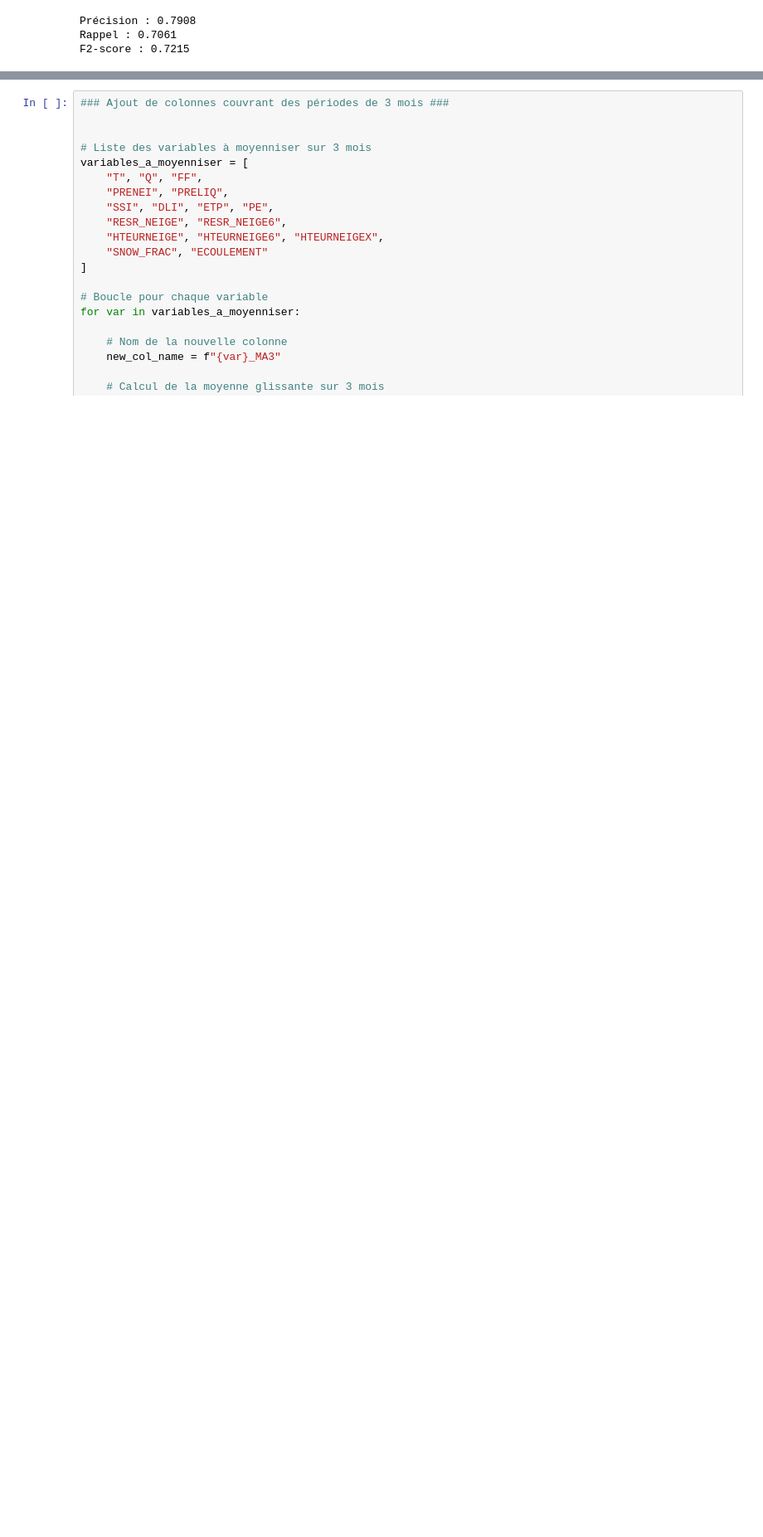
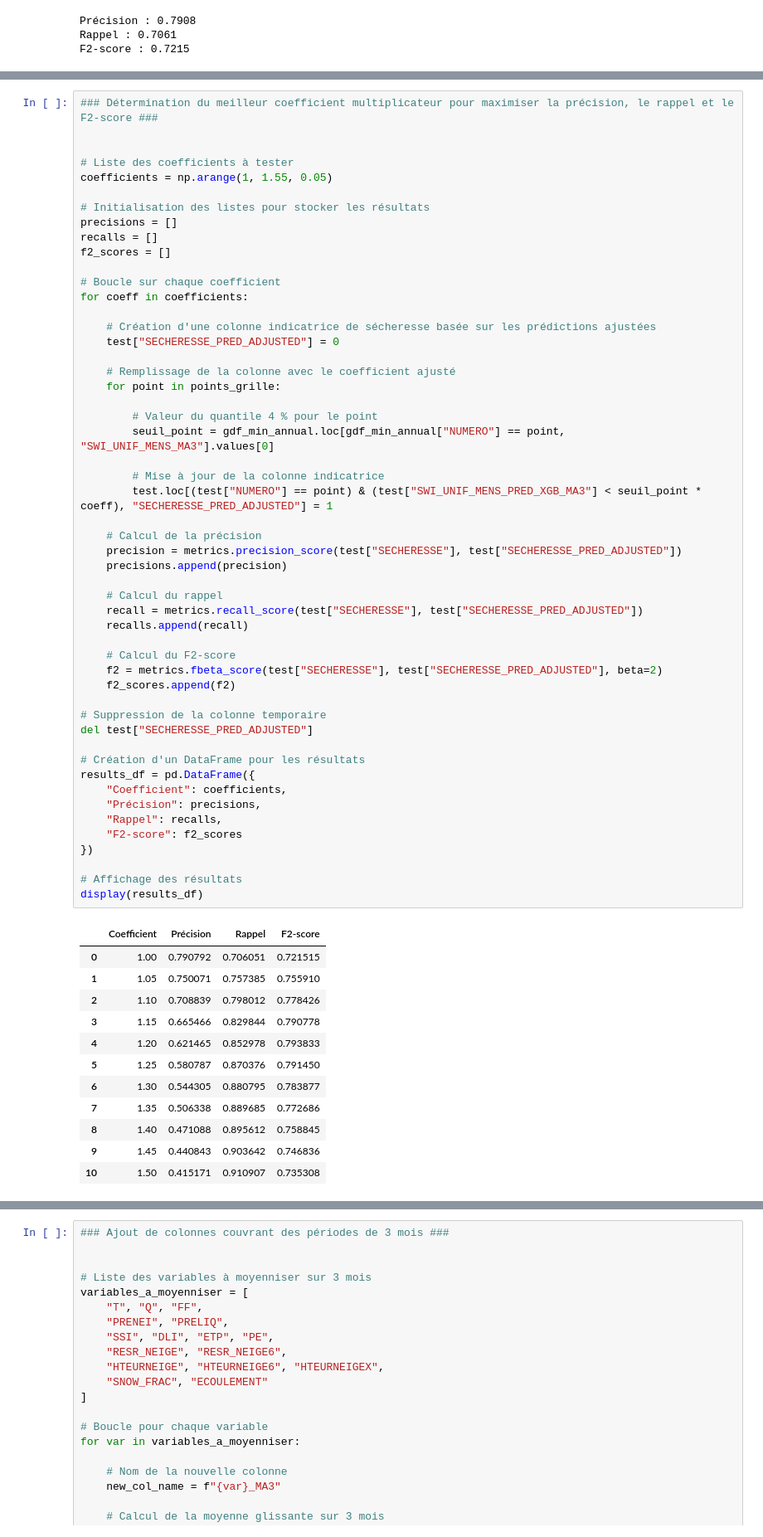
Before and after one commit to Lanouraf/Climate_Risk_Project_SWI_MS_A, a Jupyter notebook: modelisation.ipynb, the cells around one changed output, grey strips where cells are left out. Shown at 83% size. Cells and saved outputs as stored; diff of their text form; blank space fills up the shorter version.

```diff
--- a/modelisation.ipynb
+++ b/modelisation.ipynb
@@ -1191,0 +1192,65 @@ Le rappel et le F2-score sont élevées, mais peuvent être améliorées. La val
+# %%
+### Détermination du meilleur coefficient multiplicateur pour maximiser la précision, le rappel et le F2-score ###
+
+
+# Liste des coefficients à tester
+coefficients = np.arange(1, 1.55, 0.05)
+
+# Initialisation des listes pour stocker les résultats
+precisions = []
+recalls = []
+f2_scores = []
+
+# Boucle sur chaque coefficient
+for coeff in coefficients:
+
+    # Création d'une colonne indicatrice de sécheresse basée sur les prédictions ajustées
+    test["SECHERESSE_PRED_ADJUSTED"] = 0
+
+    # Remplissage de la colonne avec le coefficient ajusté
+    for point in points_grille:
+
+        # Valeur du quantile 4 % pour le point
+        seuil_point = gdf_min_annual.loc[gdf_min_annual["NUMERO"] == point, "SWI_UNIF_MENS_MA3"].values[0]
+
+        # Mise à jour de la colonne indicatrice
+        test.loc[(test["NUMERO"] == point) & (test["SWI_UNIF_MENS_PRED_XGB_MA3"] < seuil_point * coeff), "SECHERESSE_PRED_ADJUSTED"] = 1
+
+    # Calcul de la précision
+    precision = metrics.precision_score(test["SECHERESSE"], test["SECHERESSE_PRED_ADJUSTED"])
+    precisions.append(precision)
+
+    # Calcul du rappel
+    recall = metrics.recall_score(test["SECHERESSE"], test["SECHERESSE_PRED_ADJUSTED"])
+    recalls.append(recall)
+
+    # Calcul du F2-score
+    f2 = metrics.fbeta_score(test["SECHERESSE"], test["SECHERESSE_PRED_ADJUSTED"], beta=2)
+    f2_scores.append(f2)
+
+# Suppression de la colonne temporaire
+del test["SECHERESSE_PRED_ADJUSTED"]
+
+# Création d'un DataFrame pour les résultats
+results_df = pd.DataFrame({
+    "Coefficient": coefficients,
+    "Précision": precisions,
+    "Rappel": recalls,
+    "F2-score": f2_scores
+})
+
+# Affichage des résultats
+display(results_df)
+# %% [output]
+|  | Coefficient | Précision | Rappel | F2-score |
+| 0 | 1.00 | 0.790792 | 0.706051 | 0.721515 |
+| 1 | 1.05 | 0.750071 | 0.757385 | 0.755910 |
+| 2 | 1.10 | 0.708839 | 0.798012 | 0.778426 |
+| 3 | 1.15 | 0.665466 | 0.829844 | 0.790778 |
+| 4 | 1.20 | 0.621465 | 0.852978 | 0.793833 |
+| 5 | 1.25 | 0.580787 | 0.870376 | 0.791450 |
+| 6 | 1.30 | 0.544305 | 0.880795 | 0.783877 |
+| 7 | 1.35 | 0.506338 | 0.889685 | 0.772686 |
+| 8 | 1.40 | 0.471088 | 0.895612 | 0.758845 |
+| 9 | 1.45 | 0.440843 | 0.903642 | 0.746836 |
+| 10 | 1.50 | 0.415171 | 0.910907 | 0.735308 |
```
Also changed, not shown: parts of 4 cells of this notebook.
